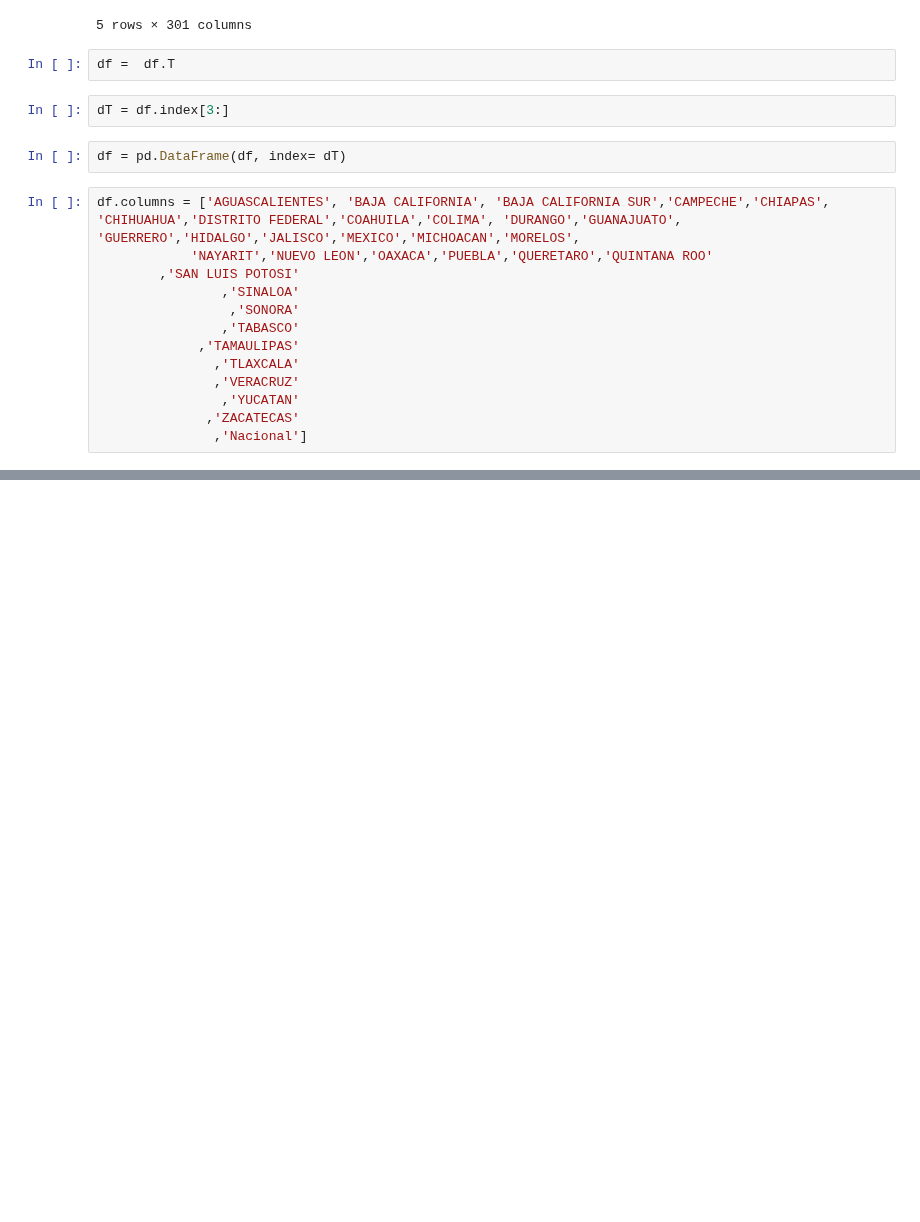
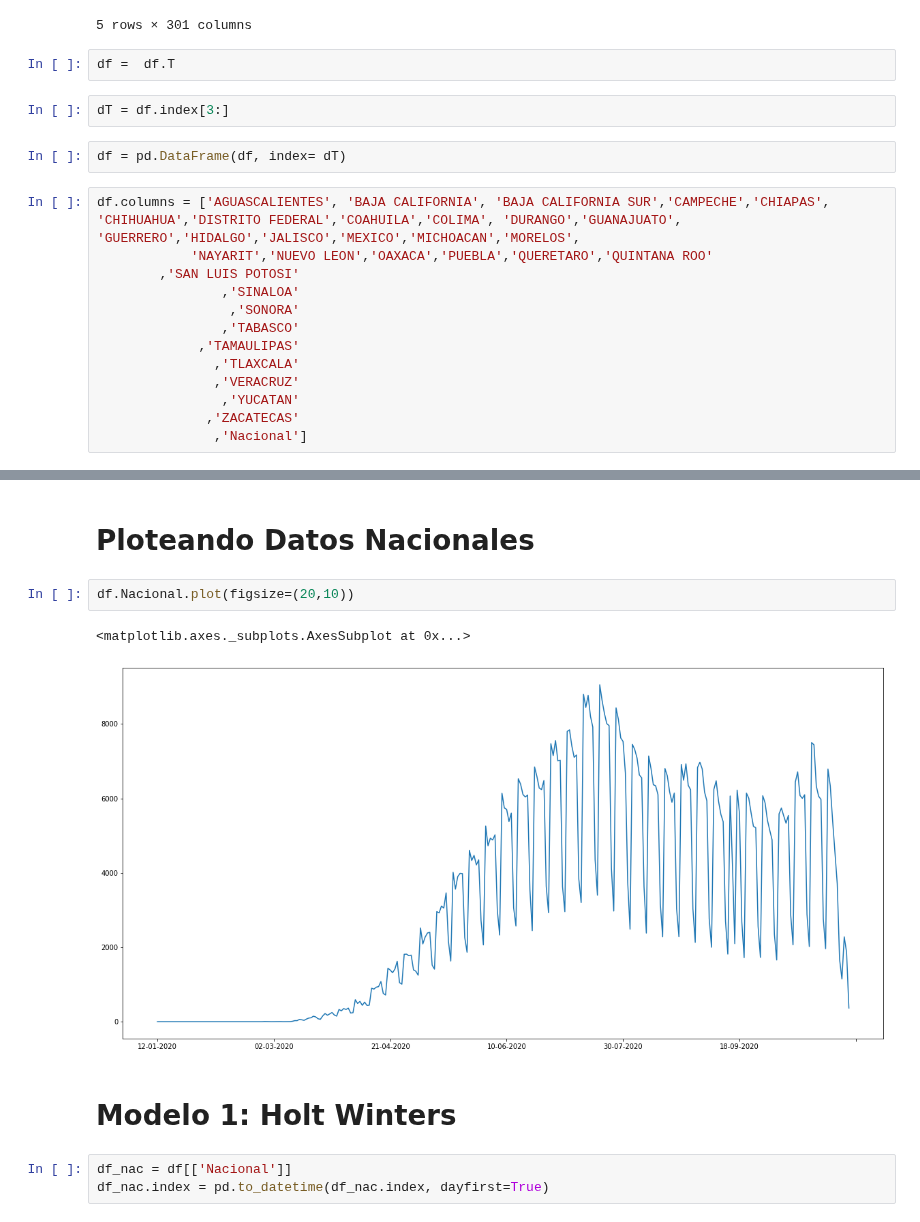
Before and after one commit to artthuro6/Covid-19, a Jupyter notebook: notebooks/Predicciones Con Diferentes Modelos.ipynb, the cells around one changed output, grey strips where cells are left out. Drawn from its saved outputs; the diff is of its cells as text; blank space fills up the shorter version.

```diff
--- a/notebooks/Predicciones Con Diferentes Modelos.ipynb
+++ b/notebooks/Predicciones Con Diferentes Modelos.ipynb
@@ -46,0 +53,12 @@ df.head()
+# %% [markdown]
+# Ploteando Datos Nacionales
+# %%
+df.Nacional.plot(figsize=(20,10))
+# %% [output]
+<matplotlib.axes._subplots.AxesSubplot at 0x...>
+[figure, added]
+# %% [markdown]
+# Modelo 1: Holt Winters
+# %%
+df_nac = df[['Nacional']]
+df_nac.index = pd.to_datetime(df_nac.index, dayfirst=True)
```
Also changed, not shown: parts of 25 cells of this notebook.
